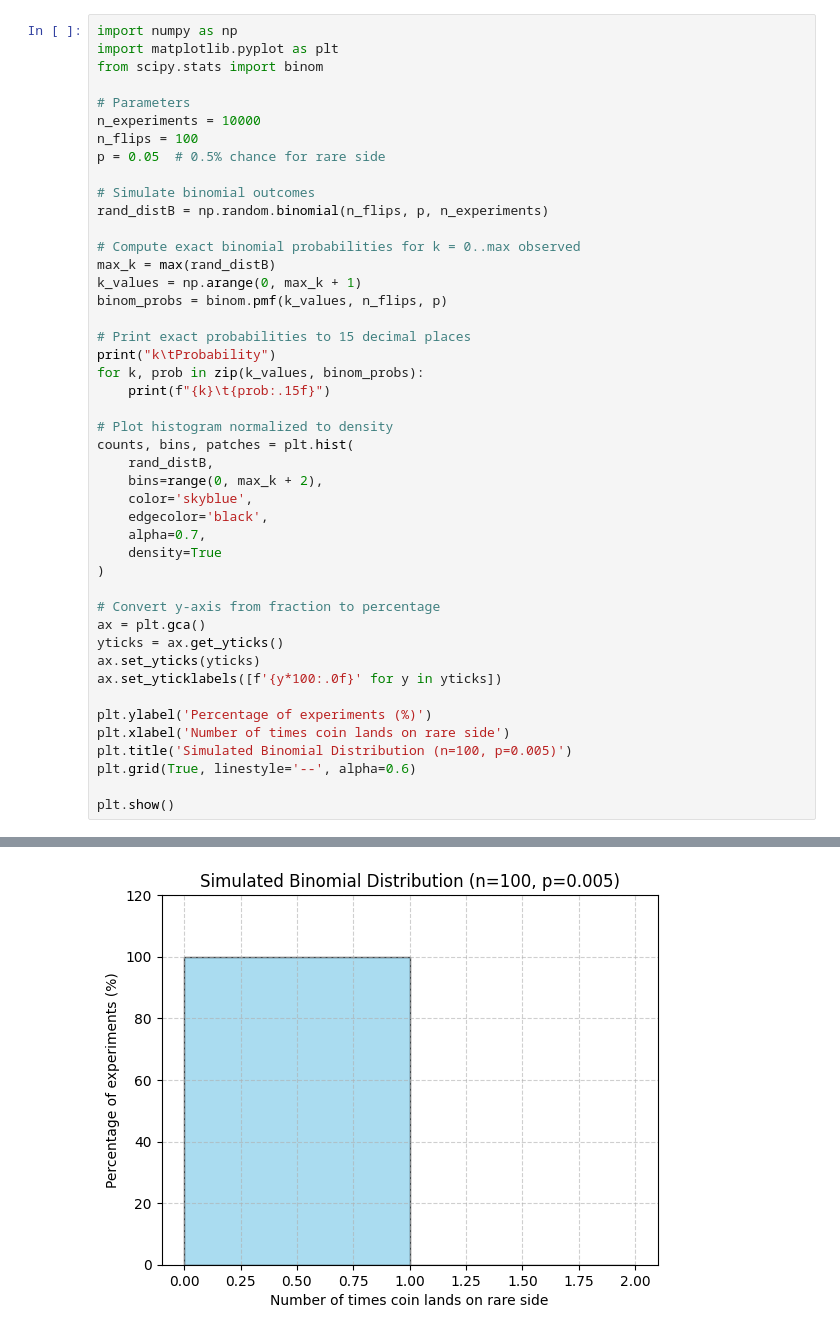
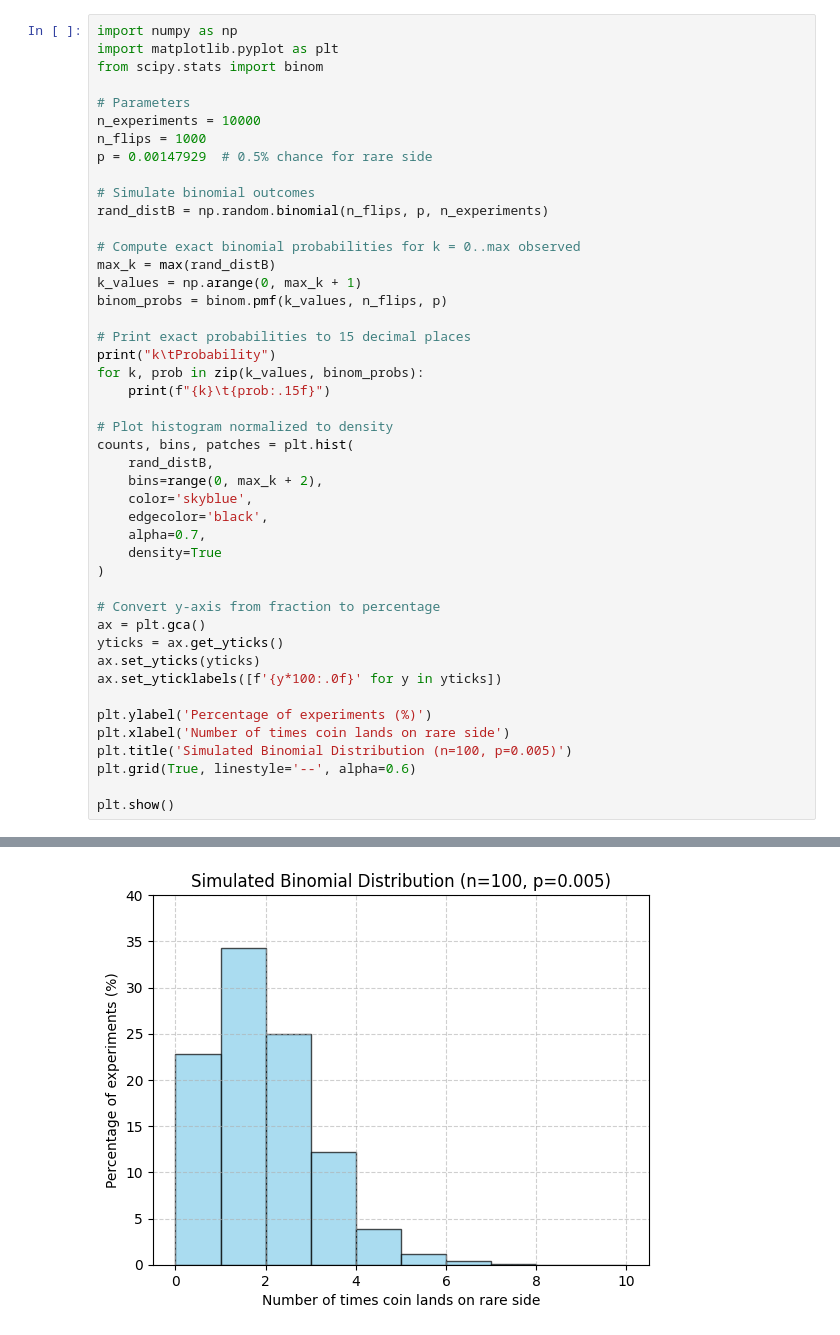
Before and after one commit to hbibani/computational-relativity, a Jupyter notebook: Experiment.ipynb, the cells around one changed output, grey strips where cells are left out. Drawn from its saved outputs; the diff is of its cells as text.

```diff
--- a/Experiment.ipynb
+++ b/Experiment.ipynb
@@ -235,8 +393,8 @@ from scipy.stats import binom
 
 # Parameters
 n_experiments = 10000
-n_flips = 100
-p = 0.05  # 0.5% chance for rare side
+n_flips = 1000
+p = 0.00147929  # 0.5% chance for rare side
 
 # Simulate binomial outcomes
 rand_distB = np.random.binomial(n_flips, p, n_experiments)
@@ -280,3 +446,3 @@ k       Probability
-[figure, old version]
+[figure, new version]
 # %% [markdown]
 ![image.png](attachment:image.png)
```
Also changed, not shown: parts of 4 cells of this notebook, 7 other files.
